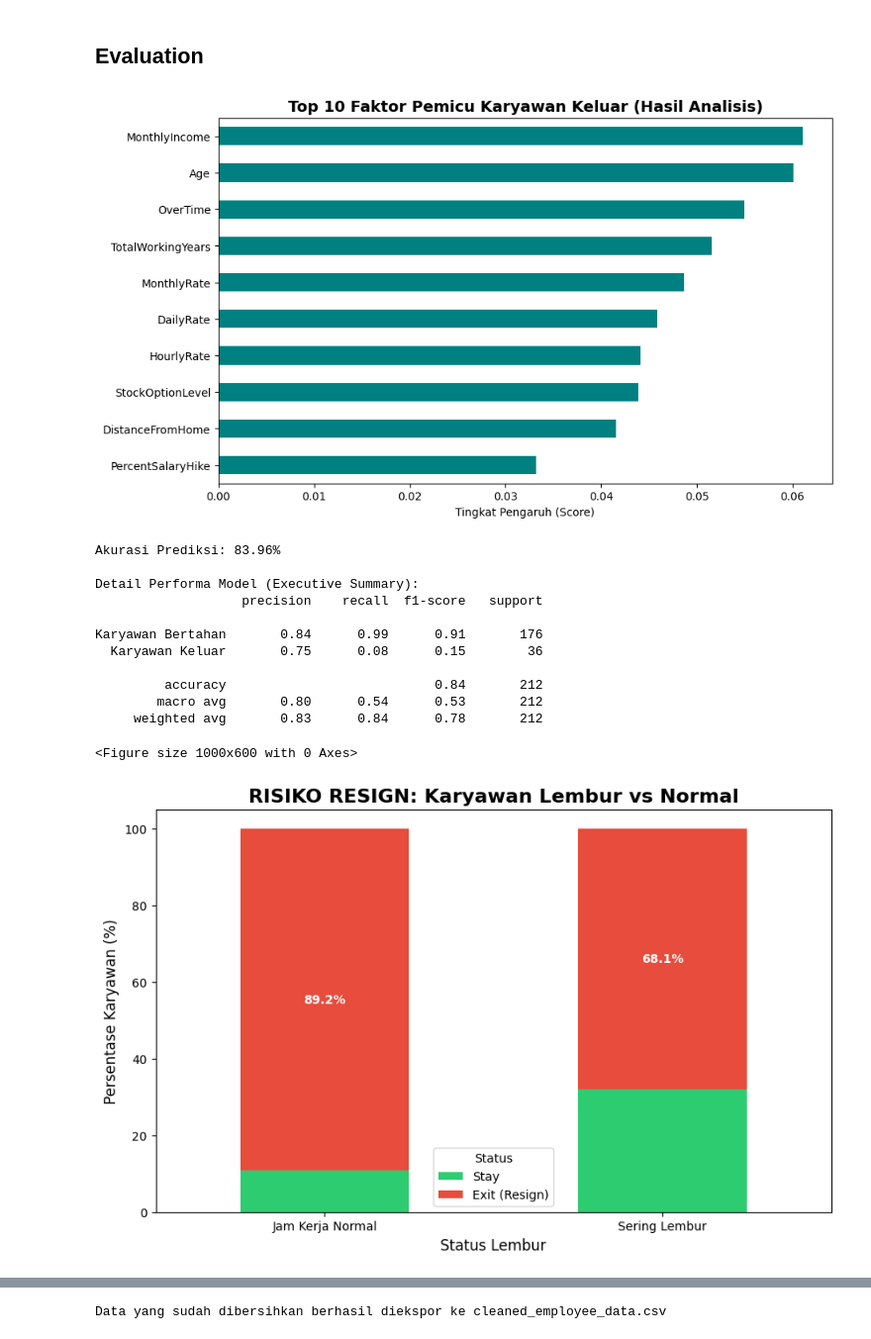
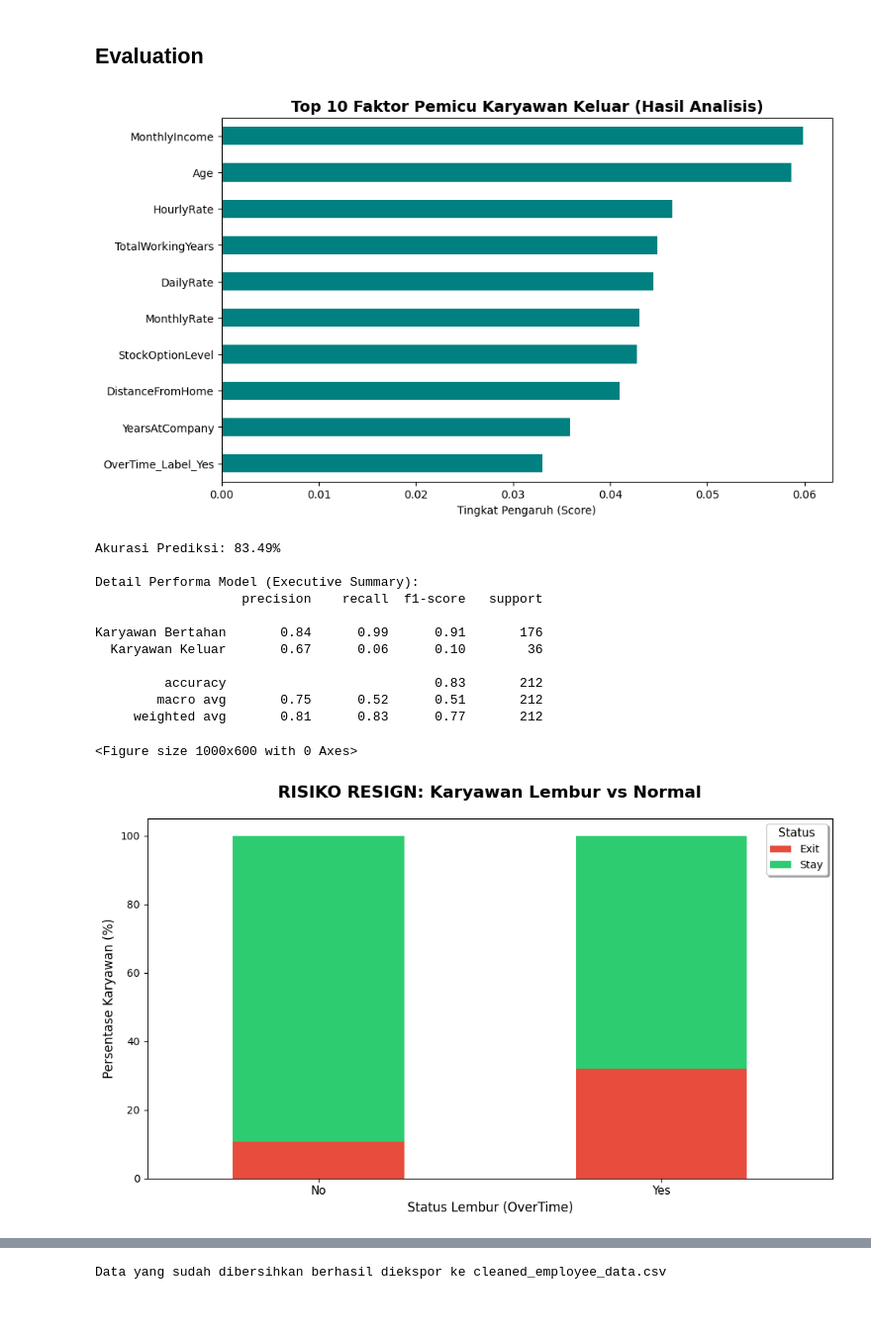
Before and after one commit to Fayshal697/Dicoding_Menyelesaikan-Permasalahan-HR_fayshalkaran97, a Jupyter notebook: notebook.ipynb, the cells around one changed output, grey strips where cells are left out. Shown at 99% size. Drawn from its saved outputs; the diff is of its cells as text; code cells hidden in the pictures; blank space fills up the shorter version.

```diff
--- a/notebook.ipynb
+++ b/notebook.ipynb
@@ -116 +128,7 @@ df_clean = df_clean.dropna(subset=['Attrition'])
+# %%
+# Buat kolom numerik dari label string (untuk kebutuhan agregasi & ML)
+df_clean['OverTime'] = df_clean['OverTime'].map({
+    'Yes': 1,
+    'No': 0
+})
 # %%
@@ -139,4 +145,11 @@ if pd.api.types.is_numeric_dtype(df_clean['WorkLifeBalance']):
 # %%
 # encoding kolom kategori lainnya (BusinessTravel, Department, dll)
 # saya pakai simple mapping atau label encoding untuk efisiensi
-df_clean['OverTime'] = df_clean['OverTime'].apply(lambda x: 1 if x == 'Yes' else 0)
+# df_clean['OverTime'] = df_clean['OverTime'].apply(lambda x: 1 if x == 'Yes' else 0) # Baris ini redundan dan akan dihapus
+# %%
+# Create a new column 'OverTime_Label' with 'Yes'/'No' labels
+df_clean['OverTime_Label'] = df_clean['OverTime'].map({1: 'Yes', 0: 'No'})
+
+# Display the DataFrame head with the new columns
+print("DataFrame with new 'Attrition_Label' and 'OverTime_Label' columns:")
+display(df_clean[['Age', 'OverTime', 'OverTime_Label', 'Attrition', 'Attrition_Label']].head())
@@ -287,7 +412,7 @@ model.fit(X_train, y_train)
 
 # 2. Feature Importance (Visualisasi 10 Faktor Utama)
 plt.figure(figsize=(10, 6))
-importances = pd.Series(model.feature_importances_, index=X.columns)
+importances = pd.Series(model.feature_importances_, index=X_train.columns)
 importances.nlargest(10).sort_values().plot(kind='barh', color='teal')
 plt.title('Top 10 Faktor Pemicu Karyawan Keluar (Hasil Analisis)', fontsize=14, fontweight='bold')
 plt.xlabel('Tingkat Pengaruh (Score)')
@@ -299,41 +424,51 @@ print(f"Akurasi Prediksi: {accuracy_score(y_test, y_pred):.2%}")
 print("\nDetail Performa Model (Executive Summary):")
 print(classification_report(y_test, y_pred, target_names=['Karyawan Bertahan', 'Karyawan Keluar']))
 # %% [output]
-[figure, old version]
+[figure, new version]
-Akurasi Prediksi: 83.96%
+Akurasi Prediksi: 83.49%
 
 Detail Performa Model (Executive Summary):
                    precision    recall  f1-score   support
 
 Karyawan Bertahan       0.84      0.99      0.91       176
-  Karyawan Keluar       0.75      0.08      0.15        36
+  Karyawan Keluar       0.67      0.06      0.10        36
 
-         accuracy                           0.84       212
-        macro avg       0.80      0.54      0.53       212
-     weighted avg       0.83      0.84      0.78       212
+         accuracy                           0.83       212
+        macro avg       0.75      0.52      0.51       212
+     weighted avg       0.81      0.83      0.77       212
 # %%
-# --- VISUAL 1: PROPORSI LEMBUR (REVISI) ---
 plt.figure(figsize=(10, 6))
-overtime_pct = pd.crosstab(df_clean['OverTime'], df_clean['Attrition'], normalize='index') * 100
-ax = overtime_pct.plot(kind='bar', stacked=True, color=['#2ecc71', '#e74c3c'], figsize=(10,6))
 
-plt.title('RISIKO RESIGN: Karyawan Lembur vs Normal', fontsize=16, fontweight='bold')
-plt.xlabel('Status Lembur', fontsize=12)
+overtime_pct = pd.crosstab(
+    df_clean['OverTime'],
+    df_clean['Attrition_Label'],
+    normalize='index'
+) * 100
+
+ax = overtime_pct.plot(
+    kind='bar',
+    stacked=True,
+    color=['#e74c3c', '#2ecc71'],
+    figsize=(10,6)
+)
+
+plt.title('RISIKO RESIGN: Karyawan Lembur vs Normal', fontsize=16, fontweight='bold', pad=20)
+plt.xlabel('Status Lembur (OverTime)', fontsize=12)
 plt.ylabel('Persentase Karyawan (%)', fontsize=12)
-plt.legend(title='Status', labels=['Stay', 'Exit (Resign)'])
+plt.legend(title='Status', labels=['Exit', 'Stay'], fontsize=10, title_fontsize=11, frameon=True, shadow=True)
 
-# Tambahkan anotasi persentase agar C-Level langsung paham
-for p in ax.patches:
-    width, height = p.get_width(), p.get_height()
-    x, y = p.get_xy()
-    if height > 0 and y > 0: # Hanya tulis di bagian merah (Exit)
-        ax.annotate(f'{height:.1f}%', (x + width/2, y + height/2), ha='center', va='center', color='white', fontweight='bold')
+# ✅ ANOTASI YANG AKURAT
+for i, (idx, row) in enumerate(overtime_pct.iterrows()):
+    resign = row['Resign']
+    stay = row['Stay']
 
-plt.xticks(ticks=[0, 1], labels=['Jam Kerja Normal', 'Sering Lembur'], rotation=0)
+
+plt.xticks(ticks=[0, 1], labels=['No', 'Yes'], rotation=0, fontsize=11)
+plt.tight_layout()
 plt.show()
 # %% [output]
 <Figure size 1000x600 with 0 Axes>
-[figure, old version]
+[figure, new version]
 # %%
 # --- VISUAL 2: KORELASI GAJI & LEMBUR (REVISI EXECUTIVE-READY) ---
 plt.figure(figsize=(10, 7))
```
Also changed, not shown: parts of 17 cells of this notebook.
